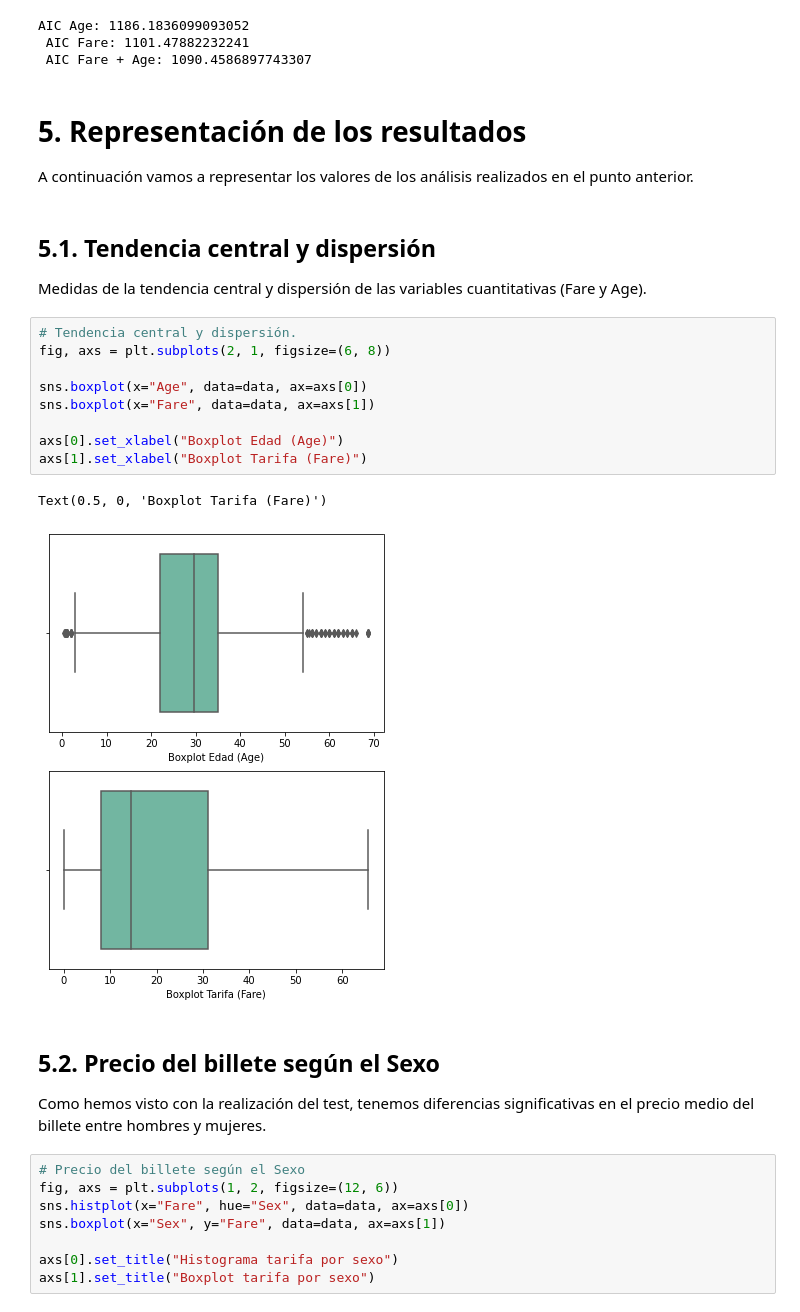
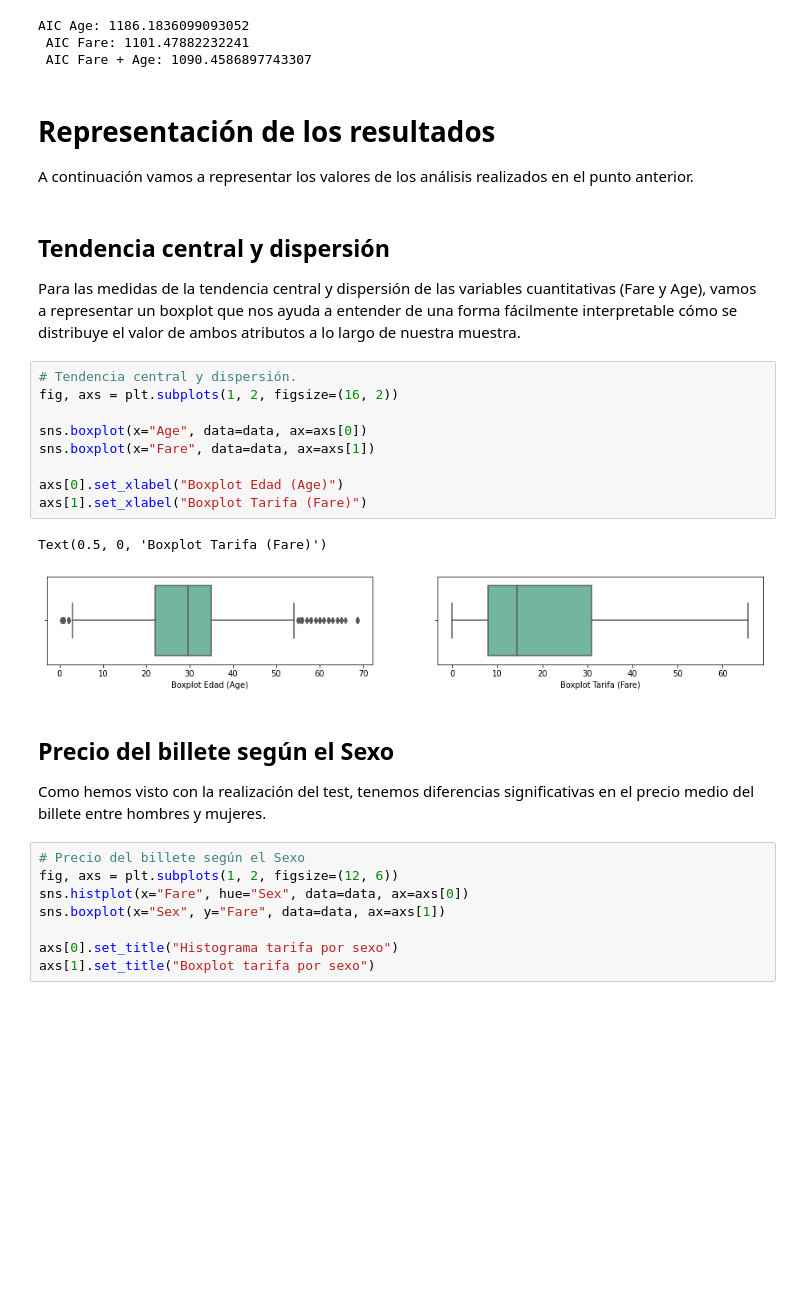
Before and after one commit to ntaxus/LIMPIEZA-DE-DATOS, a Jupyter notebook: PRA2_Limpieza_y_validación_de_los_datos.ipynb, the cells around one changed output. Cells and saved outputs as stored; diff of their text form; blank space fills up the shorter version.

```diff
--- a/PRA2_Limpieza_y_validación_de_los_datos.ipynb
+++ b/PRA2_Limpieza_y_validación_de_los_datos.ipynb
@@ -410,27 +482,27 @@ AIC Age: 1186.1836099093052
  AIC Fare: 1101.47882232241
  AIC Fare + Age: 1090.4586897743307
 # %% [markdown]
-# 5. Representación de los resultados
+# Representación de los resultados
 
 A continuación vamos a representar los valores de los análisis realizados en el punto anterior.
 # %% [markdown]
-## 5.1. Tendencia central y dispersión
+## Tendencia central y dispersión
 
-Medidas de la tendencia central y dispersión de las variables cuantitativas (Fare y Age).
+Para las medidas de la tendencia central y dispersión de las variables cuantitativas (Fare y Age), vamos a representar un boxplot que nos ayuda a entender de una forma fácilmente interpretable cómo se distribuye el valor de ambos atributos a lo largo de nuestra muestra.
 # %%
 # Tendencia central y dispersión.
-fig, axs = plt.subplots(2, 1, figsize=(6, 8))
+fig, axs = plt.subplots(1, 2, figsize=(16, 2))
 
 sns.boxplot(x="Age", data=data, ax=axs[0])
 sns.boxplot(x="Fare", data=data, ax=axs[1])
 
 axs[0].set_xlabel("Boxplot Edad (Age)")
 axs[1].set_xlabel("Boxplot Tarifa (Fare)")
 # %% [output]
 Text(0.5, 0, 'Boxplot Tarifa (Fare)')
-[figure, old version]
+[figure, new version]
 # %% [markdown]
-## 5.2. Precio del billete según el Sexo
+## Precio del billete según el Sexo
 
 Como hemos visto con la realización del test, tenemos diferencias significativas en el precio medio del billete entre hombres y mujeres.
 # %%
```
Also changed, not shown: parts of 40 cells of this notebook, 1 other file.
